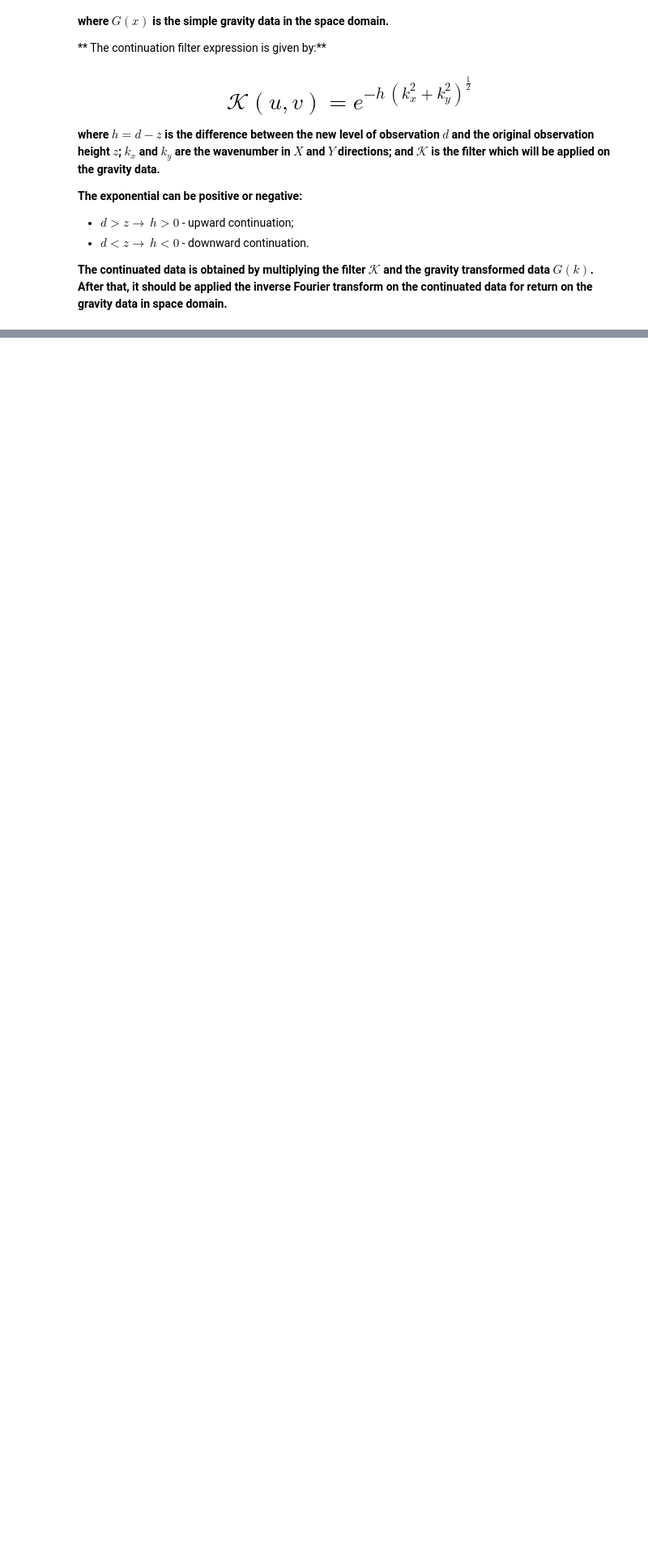
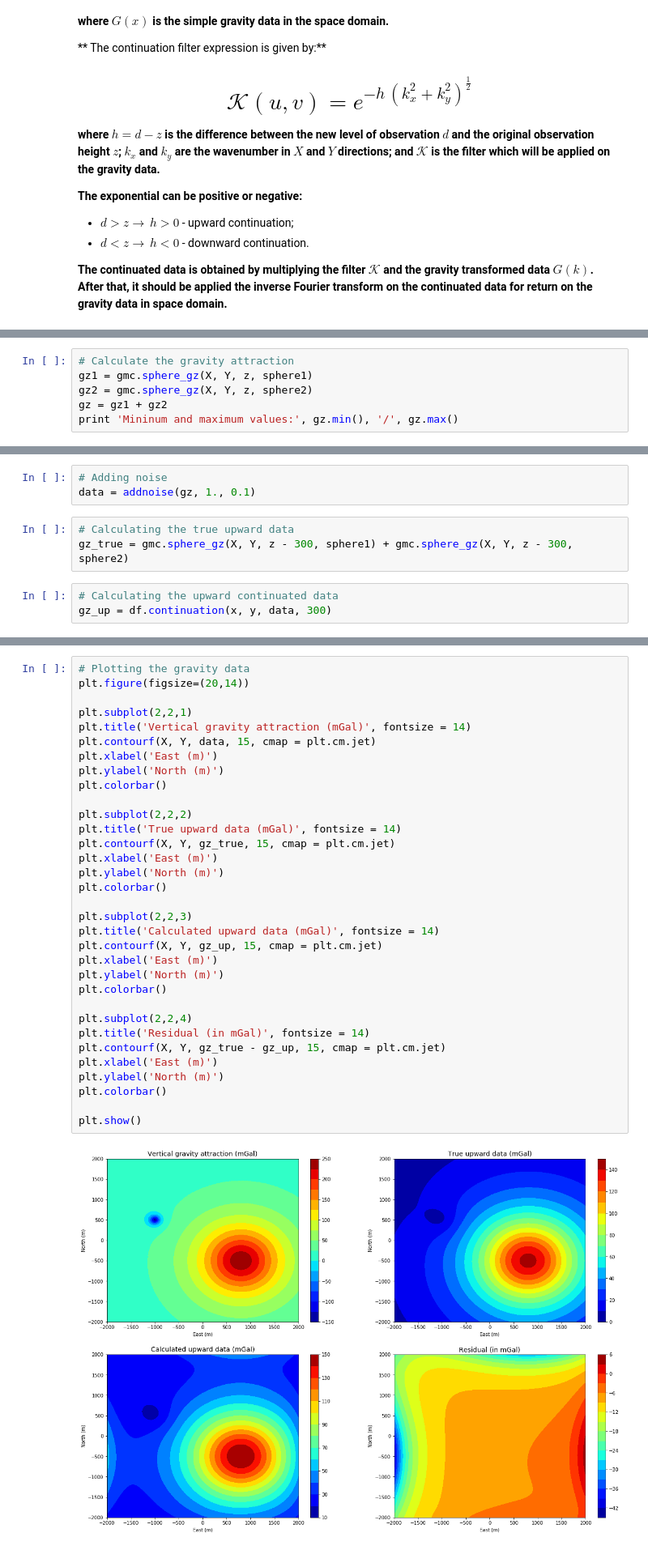
Before and after one commit to nelsondelimar/master, a Jupyter notebook: notebooks/continuation.ipynb, the cells around one changed output, grey strips where cells are left out. Shown at 81% size. Cells and saved outputs as stored; diff of their text form; blank space fills up the shorter version.

Commit message:
Correcting notebook for continuation

```diff
--- a/notebooks/continuation.ipynb
+++ b/notebooks/continuation.ipynb
@@ -323,0 +45,6 @@ plt.show()
+# %%
+# Calculate the gravity attraction
+gz1 = gmc.sphere_gz(X, Y, z, sphere1)
+gz2 = gmc.sphere_gz(X, Y, z, sphere2)
+gz = gz1 + gz2
+print 'Mininum and maximum values:', gz.min(), '/', gz.max()
@@ -323,0 +53,9 @@ plt.show()
+# %%
+# Adding noise
+data = addnoise(gz, 1., 0.1)
+# %%
+# Calculating the true upward data
+gz_true = gmc.sphere_gz(X, Y, z - 300, sphere1) + gmc.sphere_gz(X, Y, z - 300, sphere2)
+# %%
+# Calculating the upward continuated data
+gz_up = df.continuation(x, y, data, 300)
@@ -323,0 +64,35 @@ plt.show()
+# %%
+# Plotting the gravity data
+plt.figure(figsize=(20,14))
+
+plt.subplot(2,2,1)
+plt.title('Vertical gravity attraction (mGal)', fontsize = 14)
+plt.contourf(X, Y, data, 15, cmap = plt.cm.jet)
+plt.xlabel('East (m)')
+plt.ylabel('North (m)')
+plt.colorbar()
+
+plt.subplot(2,2,2)
+plt.title('True upward data (mGal)', fontsize = 14)
+plt.contourf(X, Y, gz_true, 15, cmap = plt.cm.jet)
+plt.xlabel('East (m)')
+plt.ylabel('North (m)')
+plt.colorbar()
+
+plt.subplot(2,2,3)
+plt.title('Calculated upward data (mGal)', fontsize = 14)
+plt.contourf(X, Y, gz_up, 15, cmap = plt.cm.jet)
+plt.xlabel('East (m)')
+plt.ylabel('North (m)')
+plt.colorbar()
+
+plt.subplot(2,2,4)
+plt.title('Residual (in mGal)', fontsize = 14)
+plt.contourf(X, Y, gz_true - gz_up, 15, cmap = plt.cm.jet)
+plt.xlabel('East (m)')
+plt.ylabel('North (m)')
+plt.colorbar()
+
+plt.show()
+# %% [output]
+[figure, added]
```
Also changed, not shown: parts of 35 cells of this notebook, 1 other file.
